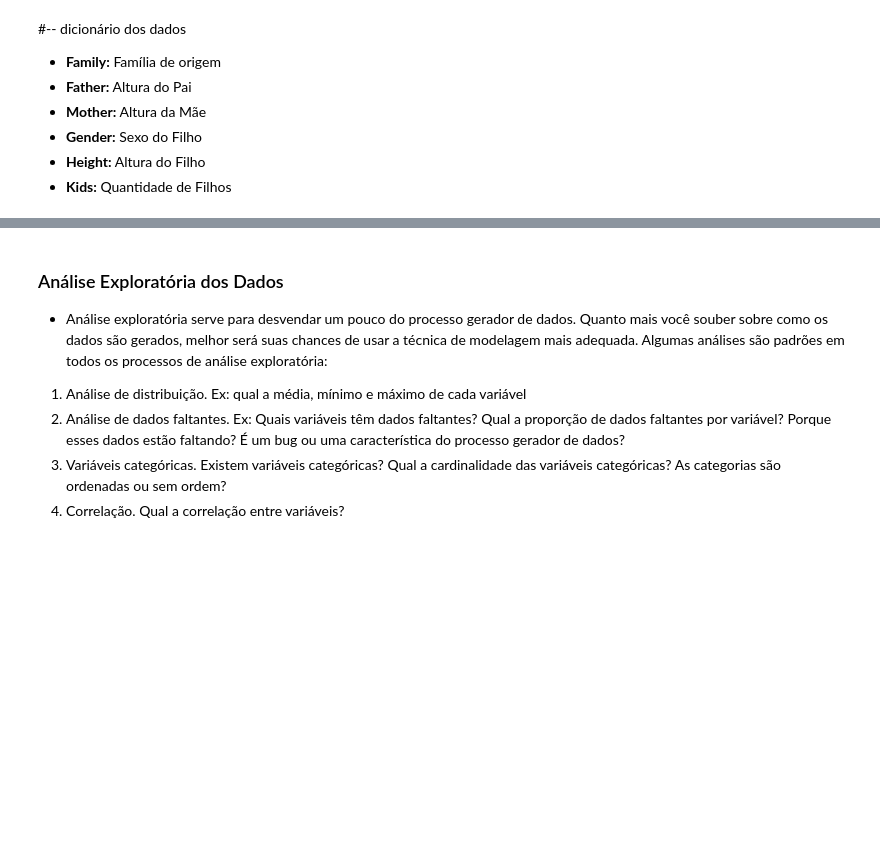
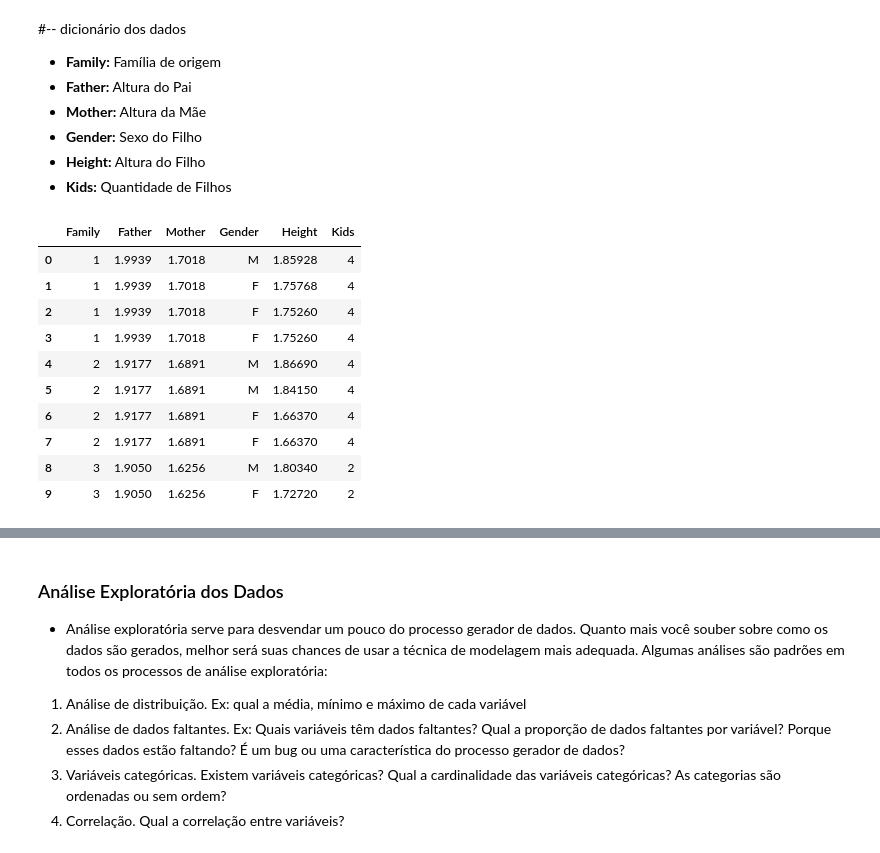
Before and after one commit to somostera/tera-datascience-jan2020, a Jupyter notebook: 16-linear-regression/notebook/Reg_Linear_Simples_Galton.ipynb, the cells around one changed output, grey strips where cells are left out. Cells and saved outputs as stored; diff of their text form; code cells hidden in the pictures; blank space fills up the shorter version.

```diff
--- a/16-linear-regression/notebook/Reg_Linear_Simples_Galton.ipynb
+++ b/16-linear-regression/notebook/Reg_Linear_Simples_Galton.ipynb
@@ -28,6 +35,20 @@ galton.head()
  - **Gender:** Sexo do Filho
  - **Height:** Altura do Filho
  - **Kids:** Quantidade de Filhos
+# %%
+galton.head(10)
+# %% [output]
+|  | Family | Father | Mother | Gender | Height | Kids |
+| 0 | 1 | 1.9939 | 1.7018 | M | 1.85928 | 4 |
+| 1 | 1 | 1.9939 | 1.7018 | F | 1.75768 | 4 |
+| 2 | 1 | 1.9939 | 1.7018 | F | 1.75260 | 4 |
+| 3 | 1 | 1.9939 | 1.7018 | F | 1.75260 | 4 |
+| 4 | 2 | 1.9177 | 1.6891 | M | 1.86690 | 4 |
+| 5 | 2 | 1.9177 | 1.6891 | M | 1.84150 | 4 |
+| 6 | 2 | 1.9177 | 1.6891 | F | 1.66370 | 4 |
+| 7 | 2 | 1.9177 | 1.6891 | F | 1.66370 | 4 |
+| 8 | 3 | 1.9050 | 1.6256 | M | 1.80340 | 2 |
+| 9 | 3 | 1.9050 | 1.6256 | F | 1.72720 | 2 |
 # %%
 #-- verificando as dimensões do dataset
 galton.shape
```
Also changed, not shown: parts of 30 cells of this notebook, 1 other file.
